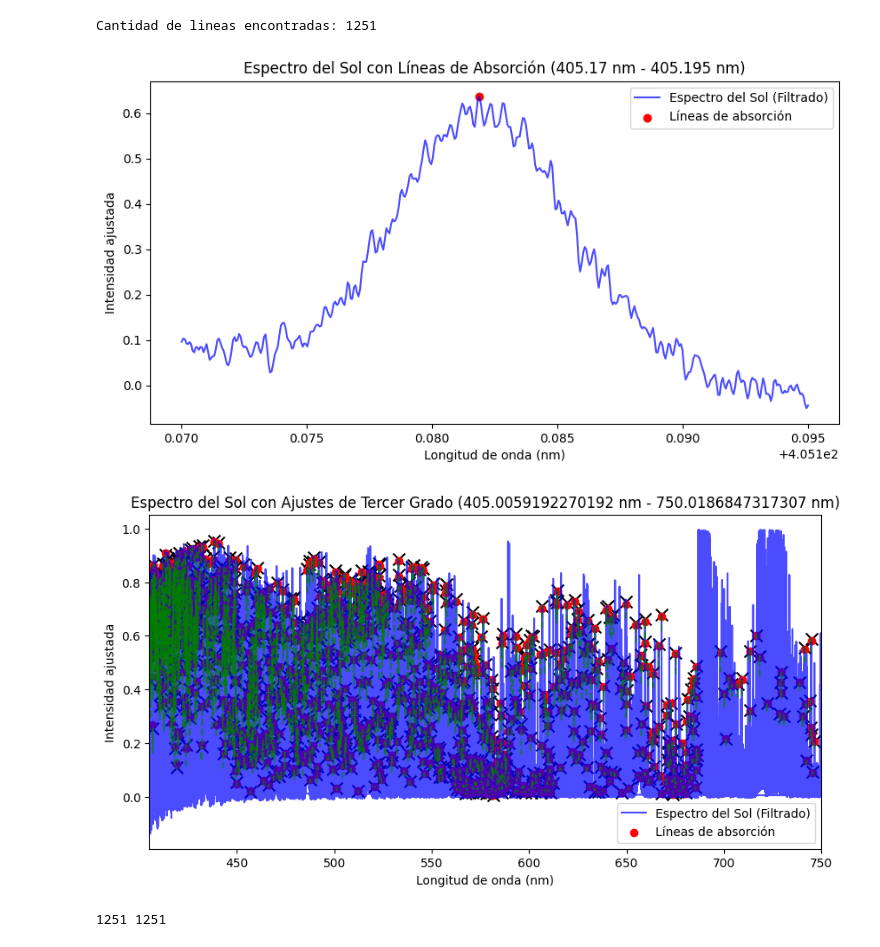
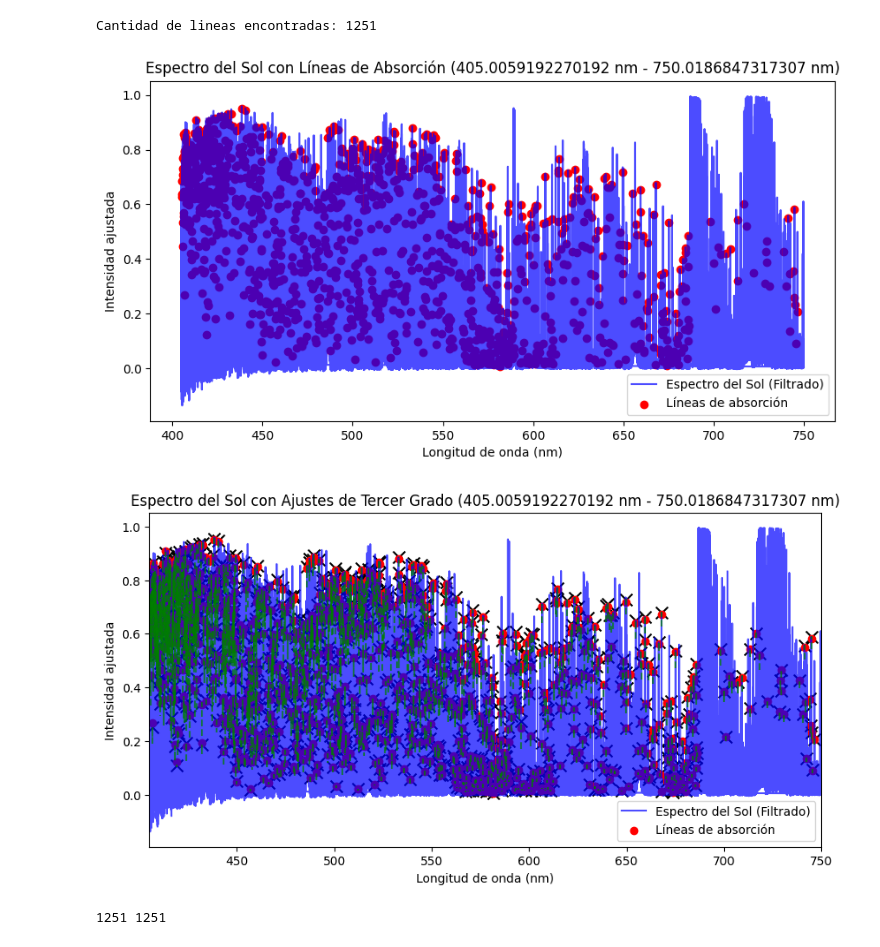
Before and after one commit to EstebanFuentesS/Proyecto-Teorico-202501, a Jupyter notebook: main.ipynb, the cells around one changed output. Drawn from its saved outputs; the diff is of its cells as text; code cells hidden in the pictures.

```diff
--- a/main.ipynb
+++ b/main.ipynb
@@ -165,22 +165,22 @@ Cantidad de lineas encontradas: 1251
 # %%
 maximo = max(df2["Wave"])
 minimo = min(df2["Wave"])
-lambda_min = 405.17 #600 #405.15
-lambda_max = 405.195 #601.1 #405.2
+lambda_min = minimo #405.17 #600 #405.15
+lambda_max = maximo #405.195 #601.1 #405.2
 
 df2_filtrado = df2[(df2["Wave"] >= lambda_min) & (df2["Wave"] <= lambda_max)]
 
 valores_mas_cercanos_filtrados = [val for val in valores_mas_cercanos if lambda_min <= val <= lambda_max]
 flux_mas_cercanos_filtrados = [df2.loc[df2["Wave"] == val, "nFlux_ajustada"].values[0] for val in valores_mas_cercanos_filtrados]
 
 plt.figure(figsize=(10,5))
 plt.plot(df2_filtrado["Wave"], df2_filtrado["nFlux_ajustada"], label="Espectro del Sol (Filtrado)", color="blue", alpha=0.7)
 plt.scatter(valores_mas_cercanos_filtrados, flux_mas_cercanos_filtrados, color='red', label="Líneas de absorción")
 plt.xlabel("Longitud de onda (nm)")
 plt.ylabel("Intensidad ajustada")
 plt.legend()
 plt.title(f"Espectro del Sol con Líneas de Absorción ({lambda_min} nm - {lambda_max} nm)")
 plt.show()
 # %% [output]
-[figure, old version]
+[figure, new version]
 # %%
@@ -194,7 +194,7 @@ plt.plot(df2_filtrado["Wave"], df2_filtrado["nFlux_ajustada"], label="Espectro d
 
 # Ajuste
 c = 0
-lambda_natural = []
+lambda_obs = []
 flux_lista = []
 
 for centro in valores_mas_cercanos_filtrados:
@@ -242,7 +242,7 @@ for centro in valores_mas_cercanos_filtrados:
         max_wave = valid_critical_points[max_idx]
         max_flux = flux_criticos[max_idx]
 
-        lambda_natural.append(max_wave)
+        lambda_obs.append(max_wave)
         flux_lista.append(max_flux)
 
         plt.scatter(max_wave, max_flux, color="black", marker="x", s=100)
@@ -264,5 +264,5 @@ plt.title(f"Espectro del Sol con Ajustes de Tercer Grado ({lambda_min} nm - {lam
 plt.xlim(lambda_min, lambda_max)
 plt.show()
 # %% [output]
-[figure, old version]
+[figure, new version]
 # %%
```
Also changed, not shown: parts of 4 cells of this notebook.
